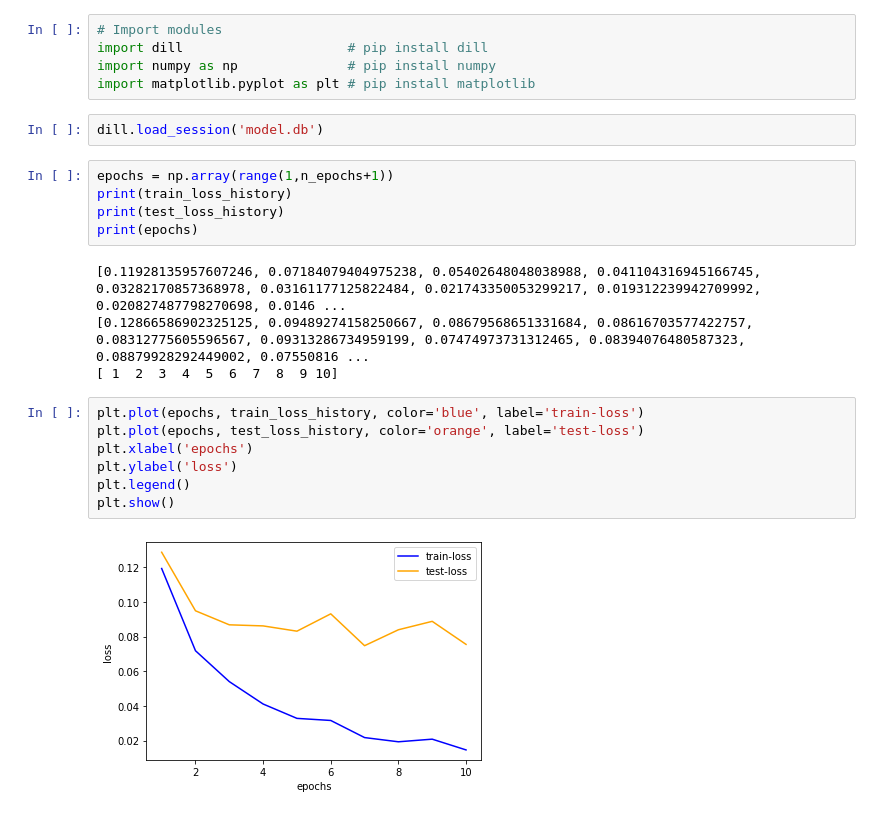
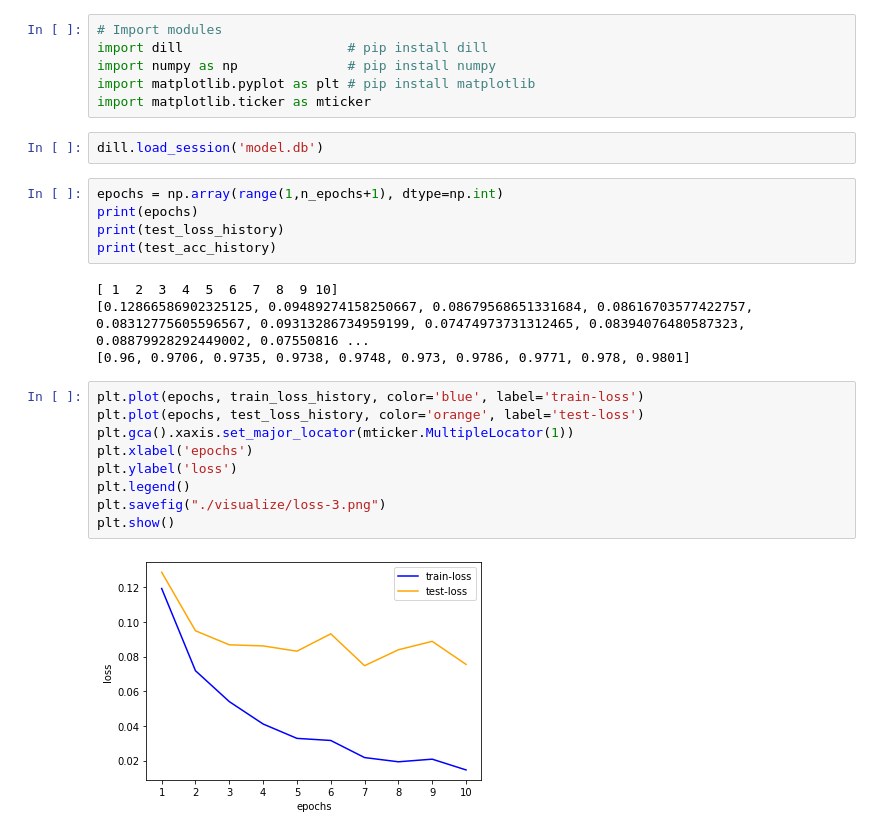
Before and after one commit to dangnm9699/handwritten-digit-recognition, a Jupyter notebook: visualize.ipynb, the cells around one changed output. Cells and saved outputs as stored; diff of their text form.

```diff
--- a/visualize.ipynb
+++ b/visualize.ipynb
@@ -3,23 +3,26 @@
 import dill                     # pip install dill
 import numpy as np              # pip install numpy
 import matplotlib.pyplot as plt # pip install matplotlib
+import matplotlib.ticker as mticker
 # %%
 dill.load_session('model.db')
 # %%
-epochs = np.array(range(1,n_epochs+1))
-print(train_loss_history)
+epochs = np.array(range(1,n_epochs+1), dtype=np.int)
+print(epochs)
 print(test_loss_history)
-print(epochs)
+print(test_acc_history)
 # %% [output]
-[0.11928135957607246, 0.07184079404975238, 0.05402648048038988, 0.041104316945166745, 0.03282170857368978, 0.03161177125822484, 0.021743350053299217, 0.019312239942709992, 0.020827487798270698, 0.0146 ...
+[ 1  2  3  4  5  6  7  8  9 10]
 [0.12866586902325125, 0.09489274158250667, 0.08679568651331684, 0.08616703577422757, 0.08312775605596567, 0.09313286734959199, 0.07474973731312465, 0.08394076480587323, 0.08879928292449002, 0.07550816 ...
-[ 1  2  3  4  5  6  7  8  9 10]
+[0.96, 0.9706, 0.9735, 0.9738, 0.9748, 0.973, 0.9786, 0.9771, 0.978, 0.9801]
 # %%
 plt.plot(epochs, train_loss_history, color='blue', label='train-loss')
 plt.plot(epochs, test_loss_history, color='orange', label='test-loss')
+plt.gca().xaxis.set_major_locator(mticker.MultipleLocator(1))
 plt.xlabel('epochs')
 plt.ylabel('loss')
 plt.legend()
+plt.savefig("./visualize/loss-3.png")
 plt.show()
 # %% [output]
-[figure, old version]
+[figure, new version]
```
Also changed, not shown: parts of 1 cell of this notebook, 7 other files.
